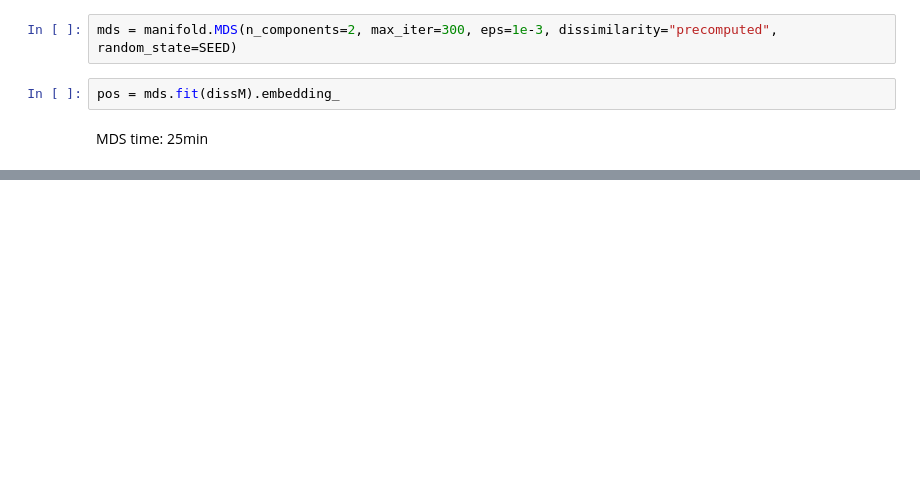
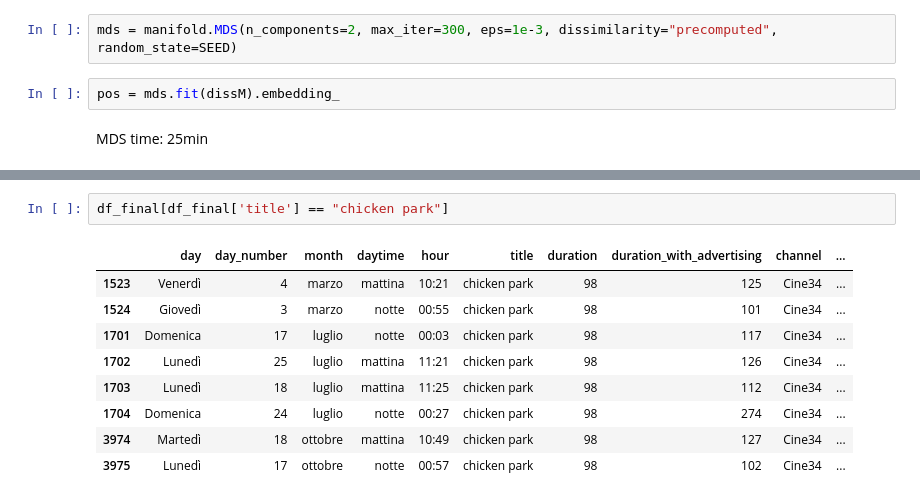
Before and after one commit to florin-git/TV-Movies-Visual-Analytics, a Jupyter notebook: mds.ipynb, the cells around one changed output, grey strips where cells are left out. Cells and saved outputs as stored; diff of their text form; blank space fills up the shorter version.

```diff
--- a/mds.ipynb
+++ b/mds.ipynb
@@ -241,0 +312,12 @@ plt.show()
+# %%
+df_final[df_final['title'] == "chicken park"]
+# %% [output]
+|  | day | day_number | month | daytime | hour | title | duration | duration_with_advertising | channel | ... |
+| 1523 | Venerdì | 4 | marzo | mattina | 10:21 | chicken park | 98 | 125 | Cine34 | ... |
+| 1524 | Giovedì | 3 | marzo | notte | 00:55 | chicken park | 98 | 101 | Cine34 | ... |
+| 1701 | Domenica | 17 | luglio | notte | 00:03 | chicken park | 98 | 117 | Cine34 | ... |
+| 1702 | Lunedì | 25 | luglio | mattina | 11:21 | chicken park | 98 | 126 | Cine34 | ... |
+| 1703 | Lunedì | 18 | luglio | mattina | 11:25 | chicken park | 98 | 112 | Cine34 | ... |
+| 1704 | Domenica | 24 | luglio | notte | 00:27 | chicken park | 98 | 274 | Cine34 | ... |
+| 3974 | Martedì | 18 | ottobre | mattina | 10:49 | chicken park | 98 | 127 | Cine34 | ... |
+| 3975 | Lunedì | 17 | ottobre | notte | 00:57 | chicken park | 98 | 102 | Cine34 | ... |
```
Also changed, not shown: parts of 31 cells of this notebook, 5 other files.
